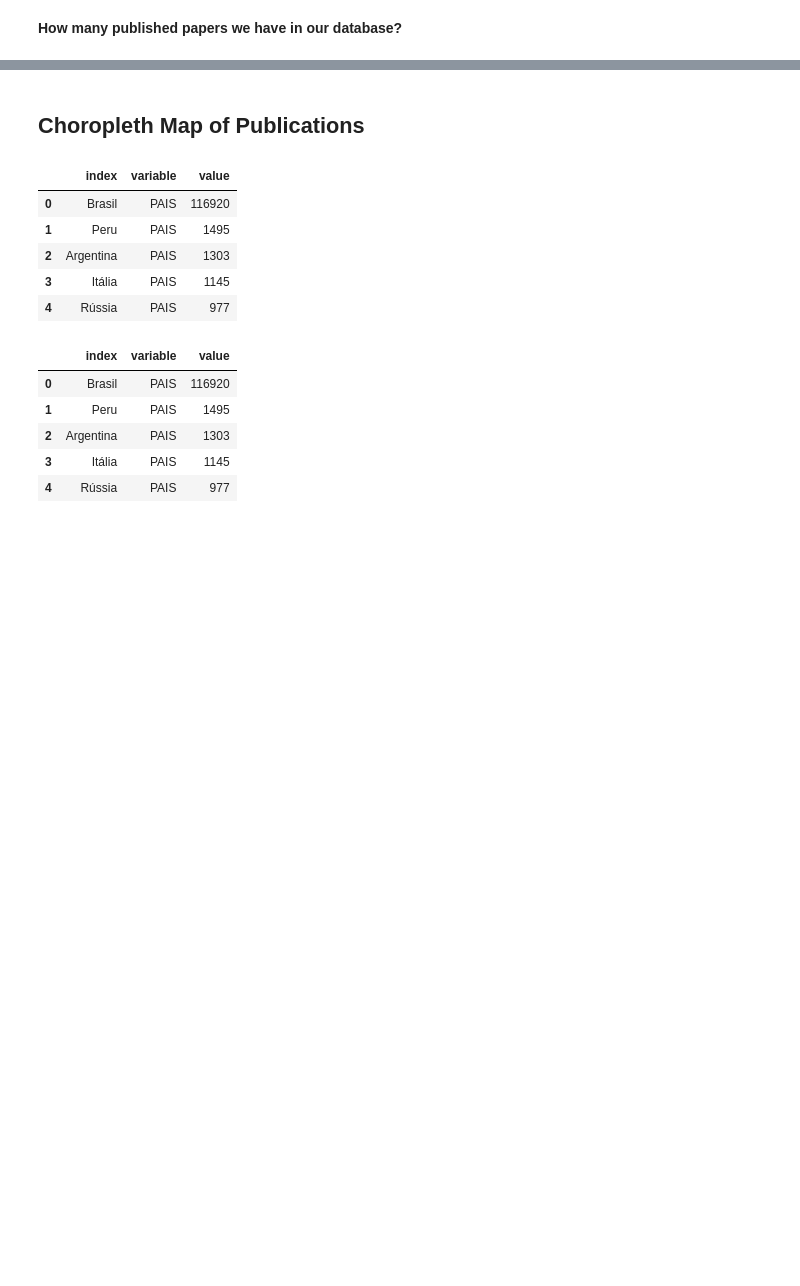
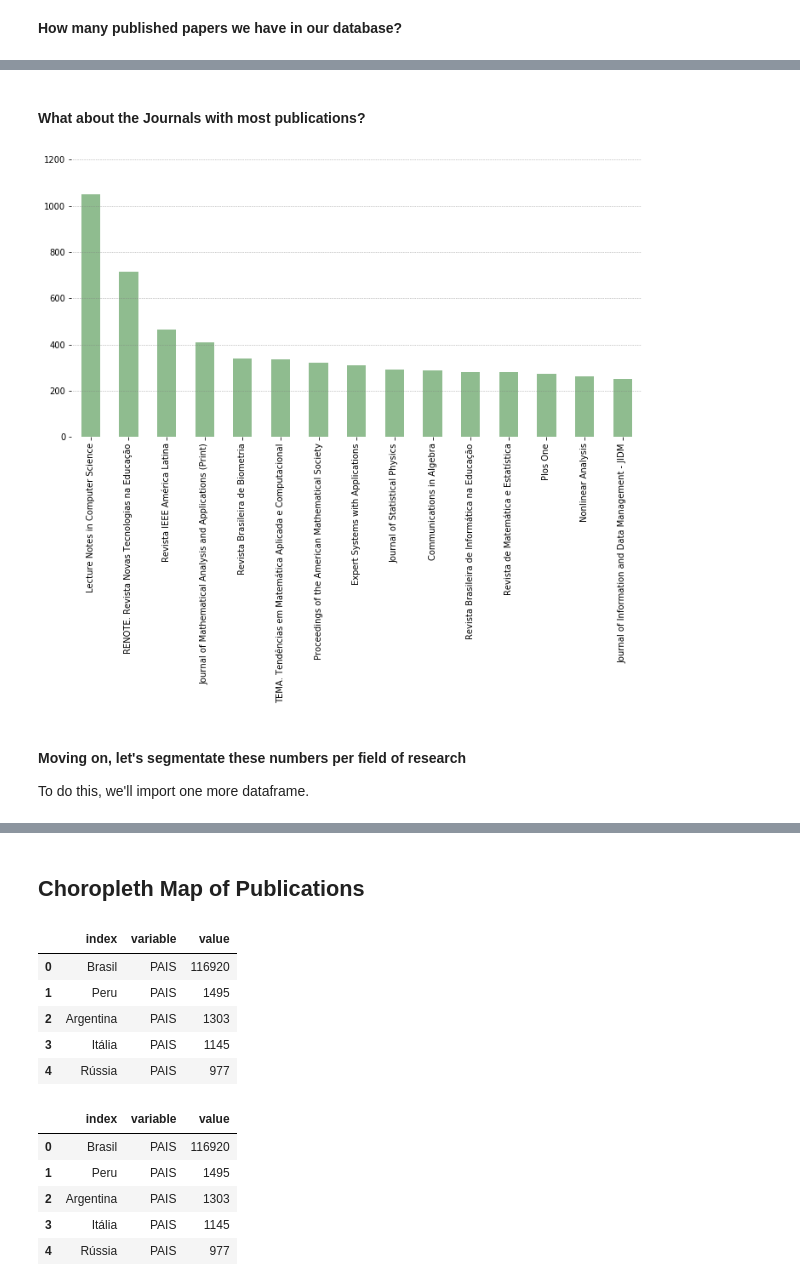
Before and after one commit to davibarreira/PBMNet, a Jupyter notebook: Exploring_Database.ipynb, the cells around one changed output, grey strips where cells are left out. Cells and saved outputs as stored; diff of their text form; code cells hidden in the pictures; blank space fills up the shorter version.

```diff
--- a/Exploring_Database.ipynb
+++ b/Exploring_Database.ipynb
@@ -109,0 +121,29 @@ sns.heatmap(df.isna(), cmap='cividis')
+# %% [markdown]
+<br>
+
+**What about the Journals with most publications?**
+# %%
+ax = df_pub_unique['JOURNAL'].value_counts()[:15].plot(kind='bar', color='darkseagreen', figsize=(12,6))
+
+# removing frames
+ax.spines['top'].set_visible(False)
+ax.spines['right'].set_visible(False)
+ax.spines['bottom'].set_visible(False)
+ax.spines['left'].set_visible(False)
+
+# horizontal grid lines
+ax.yaxis.grid(zorder=0,which="major", color='gray', linestyle=':', linewidth=0.6)
+plt.ylim(0,1200)
+
+# x-ticks
+plt.xticks(rotation=90)
+
+plt.savefig('Journals.png', bbox_inches='tight')
+# %% [output]
+[figure, added]
+# %% [markdown]
+<br>
+
+**Moving on, let's segmentate these numbers per field of research**
+
+To do this, we'll import one more dataframe.
```
Also changed, not shown: parts of 28 cells of this notebook, 4 other files.
